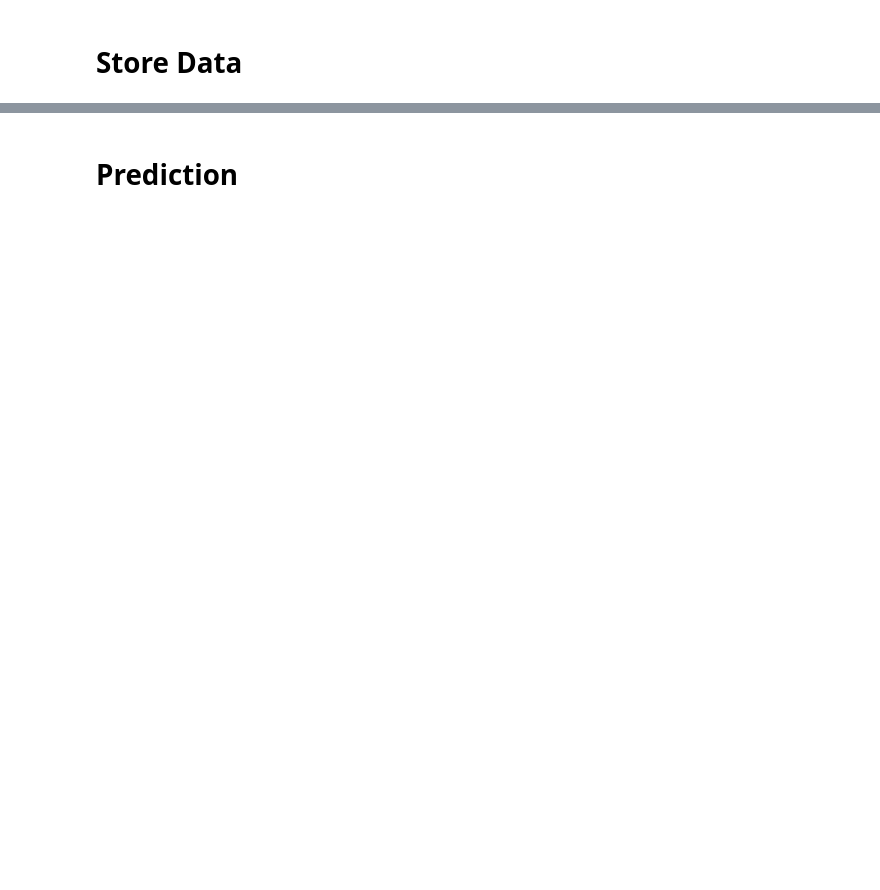
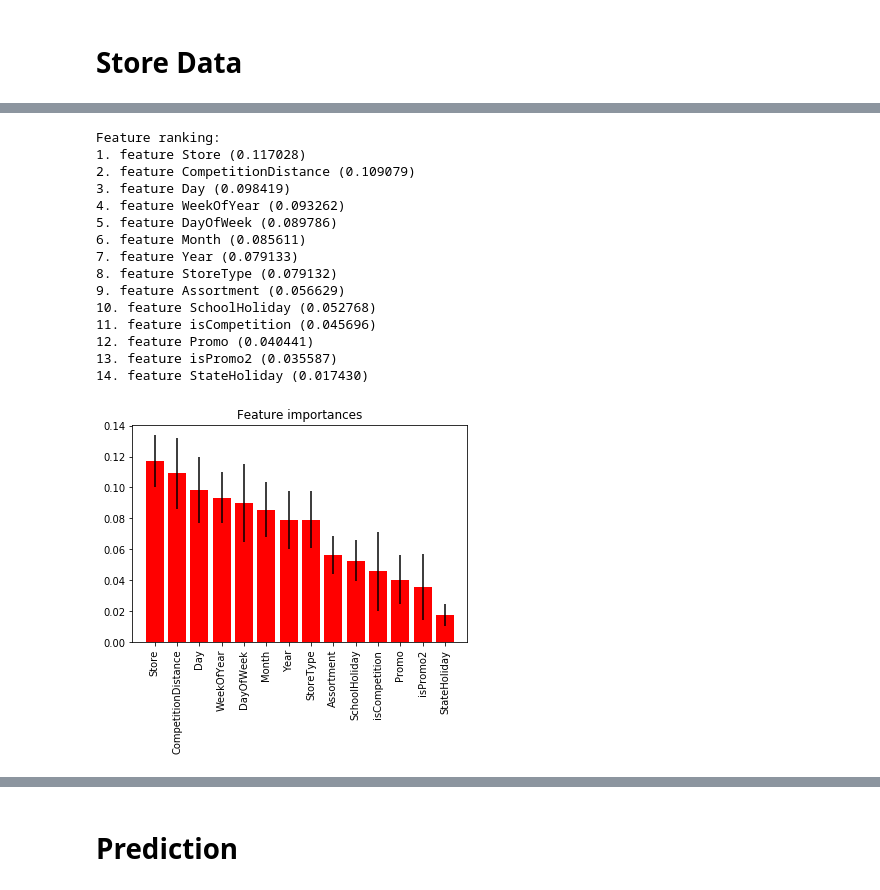
Before and after one commit to bozhlab/Rossmann_store_sales, a Jupyter notebook: Rossmann_Store_Sales_prediction.ipynb, the cells around one changed output, grey strips where cells are left out. Drawn from its saved outputs; the diff is of its cells as text; code cells hidden in the pictures; blank space fills up the shorter version.

```diff
--- a/Rossmann_Store_Sales_prediction.ipynb
+++ b/Rossmann_Store_Sales_prediction.ipynb
@@ -1190,0 +959,50 @@ X_train, X_test, y_train, y_test = train_test_split(train_data, train_target, te
+# %%
+from sklearn.ensemble import ExtraTreesClassifier
+
+# Build a classification task using 3 informative features
+
+# Build a forest and compute the feature importances
+forest = ExtraTreesClassifier(max_depth=10,
+                              n_estimators=5,
+                              random_state=0)
+
+
+X = train_data
+y = train_target
+forest.fit(X, y.values.ravel())
+importances = forest.feature_importances_
+std = np.std([tree.feature_importances_ for tree in forest.estimators_],
+             axis=0)
+indices = np.argsort(importances)[::-1]
+
+# Print the feature ranking
+print("Feature ranking:")
+
+for f in range(X.shape[1]):
+    print("%d. feature %s (%f)" % (f + 1, X.columns[indices[f]], importances[indices[f]]))
+
+# Plot the feature importances of the forest
+plt.figure()
+plt.title("Feature importances")
+plt.bar(range(X.shape[1]), importances[indices],
+       color="r", yerr=std[indices], align="center")
+plt.xticks(range(X.shape[1]), list(map(lambda x: X.columns[x], indices)), rotation=90)
+plt.xlim([-1, X.shape[1]])
+plt.show()
+# %% [output]
+Feature ranking:
+1. feature Store (0.117028)
+2. feature CompetitionDistance (0.109079)
+3. feature Day (0.098419)
+4. feature WeekOfYear (0.093262)
+5. feature DayOfWeek (0.089786)
+6. feature Month (0.085611)
+7. feature Year (0.079133)
+8. feature StoreType (0.079132)
+9. feature Assortment (0.056629)
+10. feature SchoolHoliday (0.052768)
+11. feature isCompetition (0.045696)
+12. feature Promo (0.040441)
+13. feature isPromo2 (0.035587)
+14. feature StateHoliday (0.017430)
+[figure, added]
```
Also changed, not shown: parts of 173 cells of this notebook.
